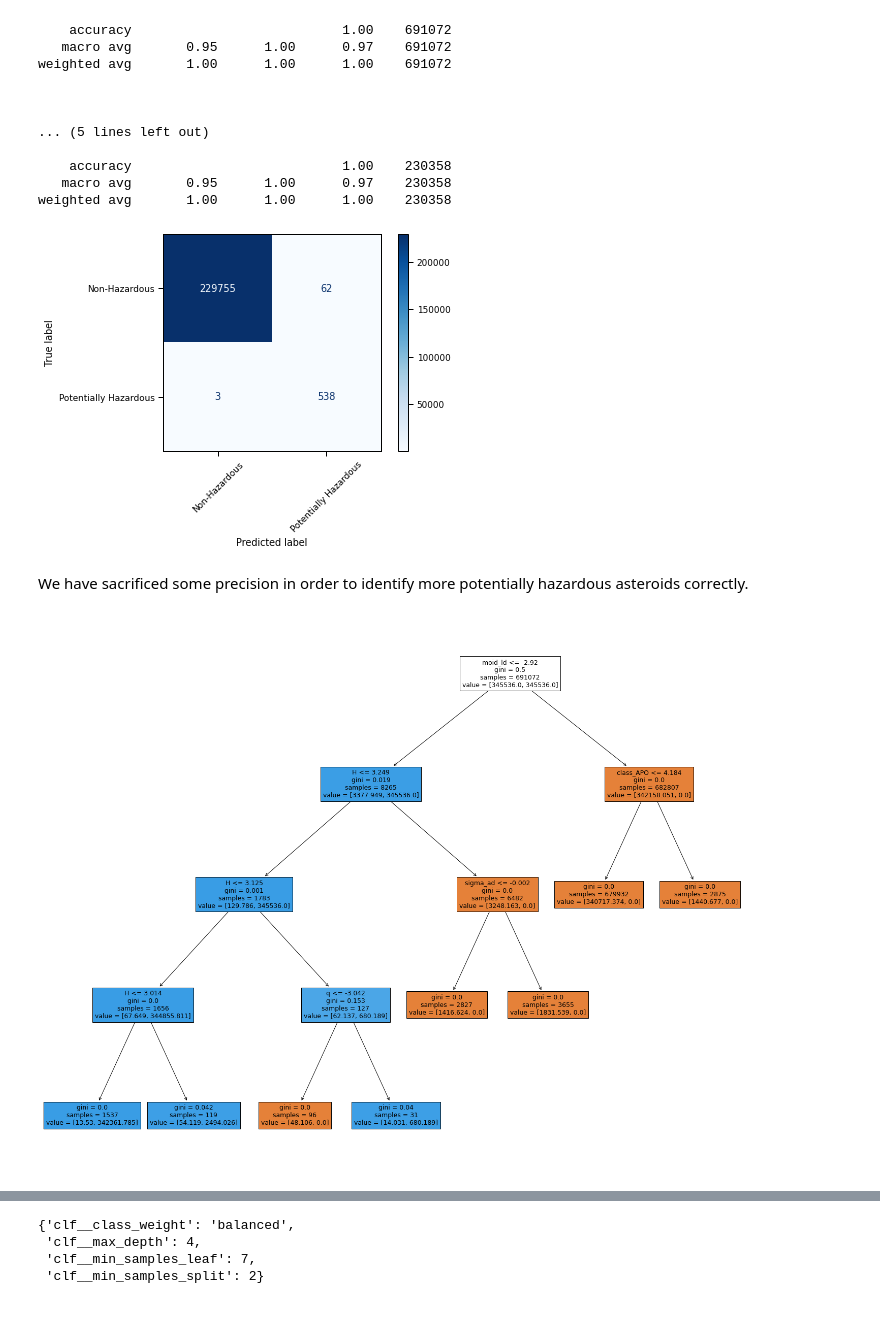
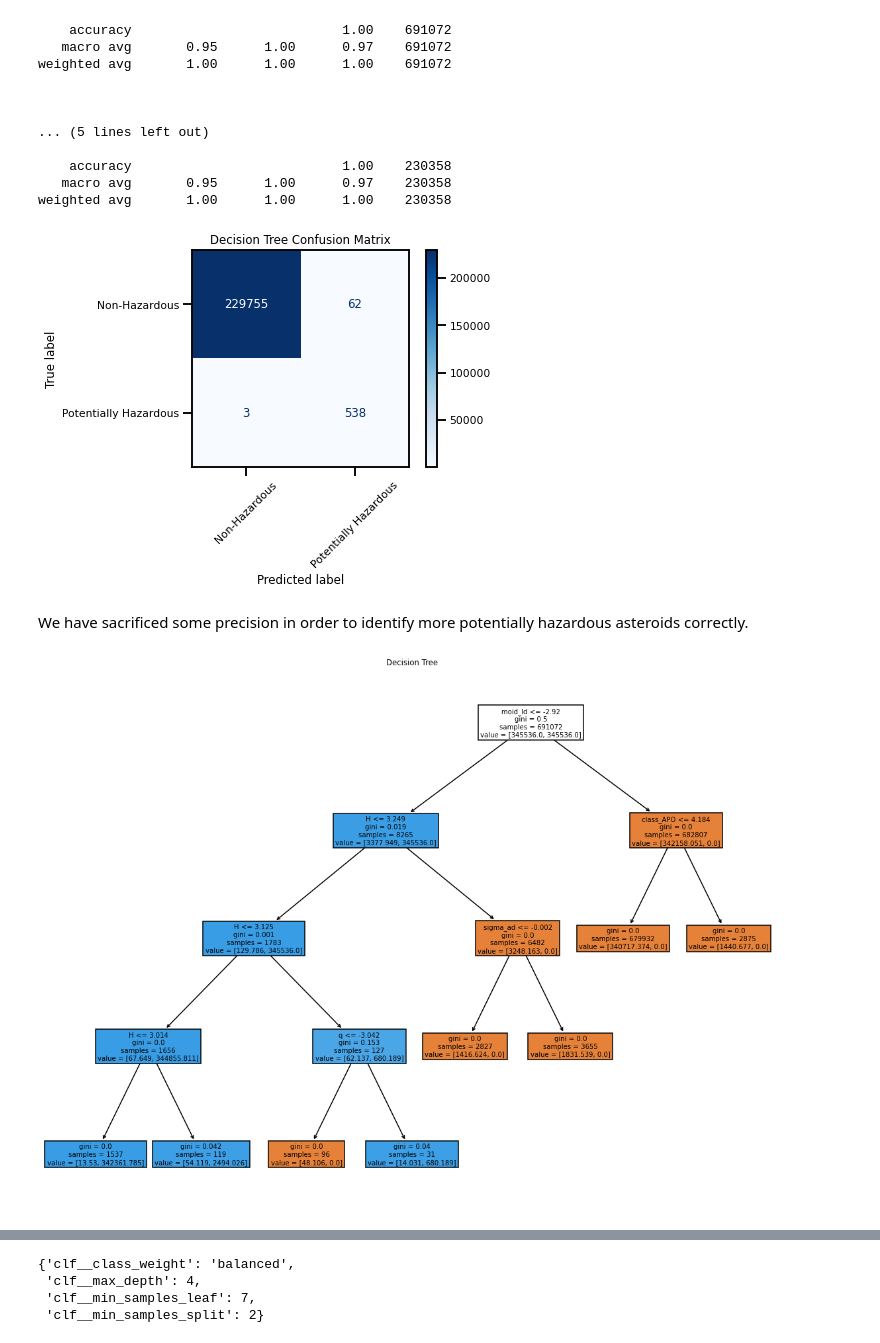
Before and after one commit to NariMo91/phase-3-project-classification, a Jupyter notebook: Decision-Tree.ipynb, the cells around one changed output, grey strips where cells are left out. Saved outputs shown, nothing was run; the diff lists cells and outputs as text; code cells hidden in the pictures; blank space fills up the shorter version.

```diff
--- a/Decision-Tree.ipynb
+++ b/Decision-Tree.ipynb
@@ -270,16 +274,22 @@ weighted avg       1.00      1.00      1.00    691072
    macro avg       0.95      1.00      0.97    230358
 weighted avg       1.00      1.00      1.00    230358
 # %%
+sns.set_context('talk', font_scale=0.65)
+
 plot_confusion_matrix(tree_grid3, X_test, y_test, cmap=plt.cm.Blues,
-                      display_labels=['Non-Hazardous', 'Potentially Hazardous'], xticks_rotation=45.0);
+                      display_labels=['Non-Hazardous', 'Potentially Hazardous'], xticks_rotation=45.0)
+plt.title('Decision Tree Confusion Matrix')
+plt.savefig('Images/DT-matrix.png', bbox_inches='tight');
 # %% [output]
-[figure, old version]
+[figure, new version]
 # %% [markdown]
 We have sacrificed some precision in order to identify more potentially hazardous asteroids correctly.
 # %%
-fig = plt.figure(figsize=(25, 20))
+fig = plt.figure(figsize=(20, 15))
 _ = plot_tree(tree_grid3.best_estimator_.steps[1][1],
              feature_names=X.columns,
              filled=True)
+plt.title('Decision Tree')
+plt.savefig('Images/decision-tree.png');
 # %% [output]
-[figure, old version]
+[figure, new version]
```
Also changed, not shown: parts of 13 cells of this notebook, 21 other files.
